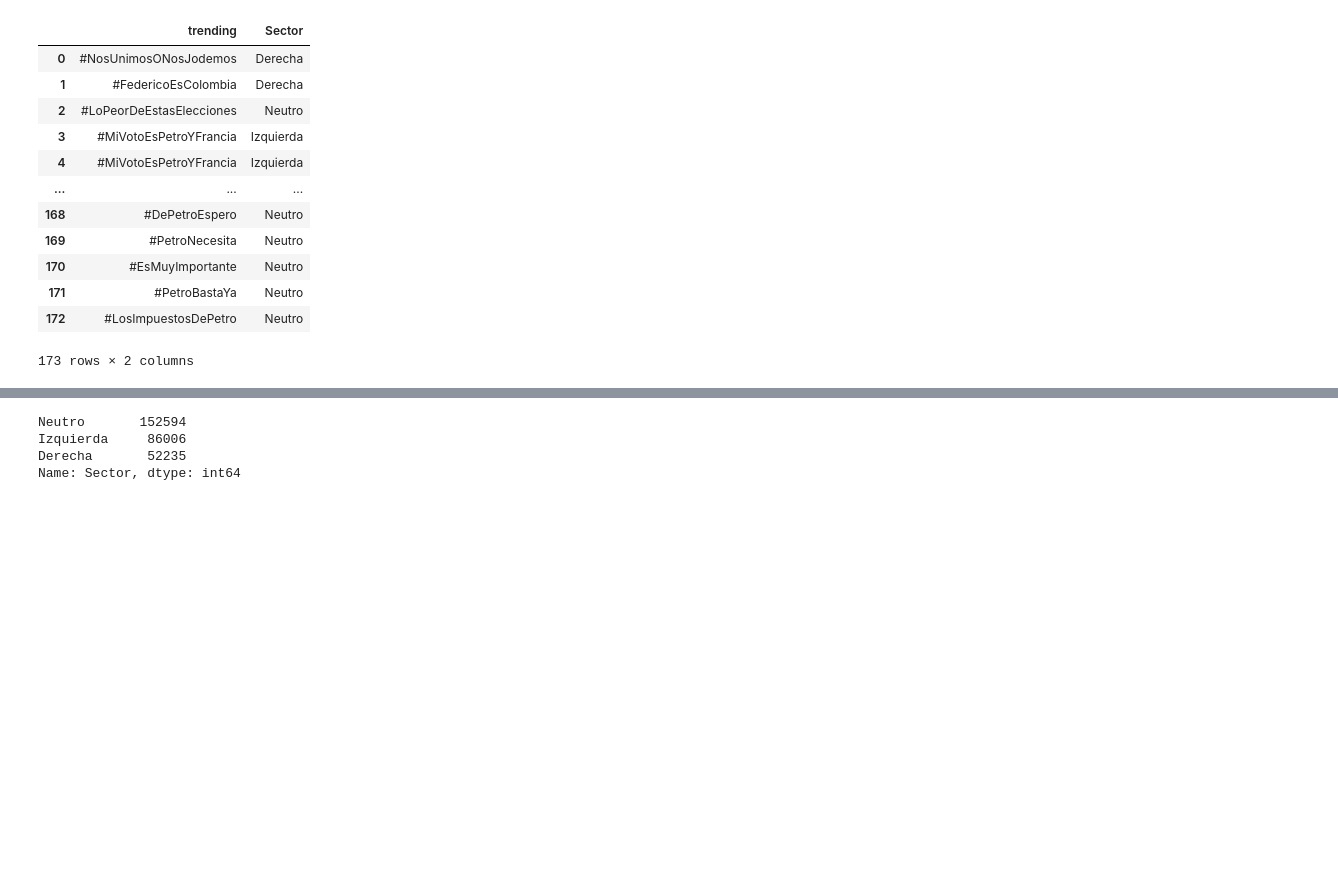
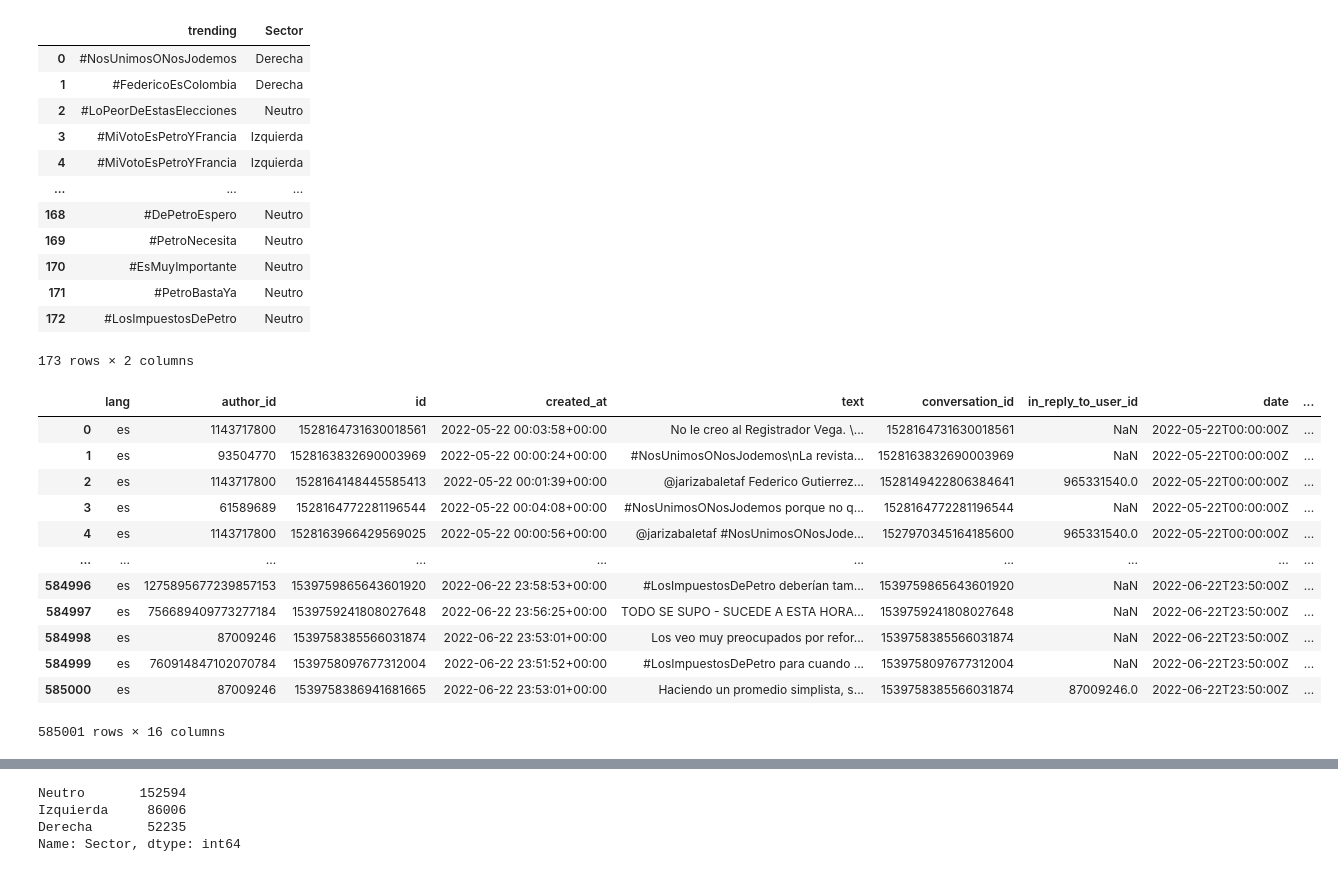
Before and after one commit to jjiguaran/Emotions_analysis, a Jupyter notebook: Code/Cleaning.ipynb, the cells around one changed output, grey strips where cells are left out. Saved outputs shown, nothing was run; the diff lists cells and outputs as text; code cells hidden in the pictures; blank space fills up the shorter version.

```diff
--- a/Code/Cleaning.ipynb
+++ b/Code/Cleaning.ipynb
@@ -52,6 +52,22 @@ full_df.to_parquet('../Data/Full_dataset/full_data.gzip',
           compression='gzip')
 # %%
 full_df = pd.read_parquet('../Data/Full_dataset/full_data.gzip')
+# %%
+full_df
+# %% [output]
+|  | lang | author_id | id | created_at | text | conversation_id | in_reply_to_user_id | date | ... |
+| 0 | es | 1143717800 | 1528164731630018561 | 2022-05-22 00:03:58+00:00 | No le creo al Registrador Vega. \... | 1528164731630018561 | NaN | 2022-05-22T00:00:00Z | ... |
+| 1 | es | 93504770 | 1528163832690003969 | 2022-05-22 00:00:24+00:00 | #NosUnimosONosJodemos\nLa revista... | 1528163832690003969 | NaN | 2022-05-22T00:00:00Z | ... |
+| 2 | es | 1143717800 | 1528164148445585413 | 2022-05-22 00:01:39+00:00 | @jarizabaletaf Federico Gutierrez... | 1528149422806384641 | 965331540.0 | 2022-05-22T00:00:00Z | ... |
+| 3 | es | 61589689 | 1528164772281196544 | 2022-05-22 00:04:08+00:00 | #NosUnimosONosJodemos porque no q... | 1528164772281196544 | NaN | 2022-05-22T00:00:00Z | ... |
+| 4 | es | 1143717800 | 1528163966429569025 | 2022-05-22 00:00:56+00:00 | @jarizabaletaf #NosUnimosONosJode... | 1527970345164185600 | 965331540.0 | 2022-05-22T00:00:00Z | ... |
+| ... | ... | ... | ... | ... | ... | ... | ... | ... | ... |
+| 584996 | es | 1275895677239857153 | 1539759865643601920 | 2022-06-22 23:58:53+00:00 | #LosImpuestosDePetro deberían tam... | 1539759865643601920 | NaN | 2022-06-22T23:50:00Z | ... |
+| 584997 | es | 756689409773277184 | 1539759241808027648 | 2022-06-22 23:56:25+00:00 | TODO SE SUPO - SUCEDE A ESTA HORA... | 1539759241808027648 | NaN | 2022-06-22T23:50:00Z | ... |
+| 584998 | es | 87009246 | 1539758385566031874 | 2022-06-22 23:53:01+00:00 | Los veo muy preocupados por refor... | 1539758385566031874 | NaN | 2022-06-22T23:50:00Z | ... |
+| 584999 | es | 760914847102070784 | 1539758097677312004 | 2022-06-22 23:51:52+00:00 | #LosImpuestosDePetro para cuando ... | 1539758097677312004 | NaN | 2022-06-22T23:50:00Z | ... |
+| 585000 | es | 87009246 | 1539758386941681665 | 2022-06-22 23:53:01+00:00 | Haciendo un promedio simplista, s... | 1539758385566031874 | 87009246.0 | 2022-06-22T23:50:00Z | ... |
+585001 rows × 16 columns
 # %%
 def cleaning(df, prop, words):
     df['Number_words'] = df['text'].str.count(' ') + 1
```
Also changed, not shown: parts of 2 cells of this notebook, 2 other files.
